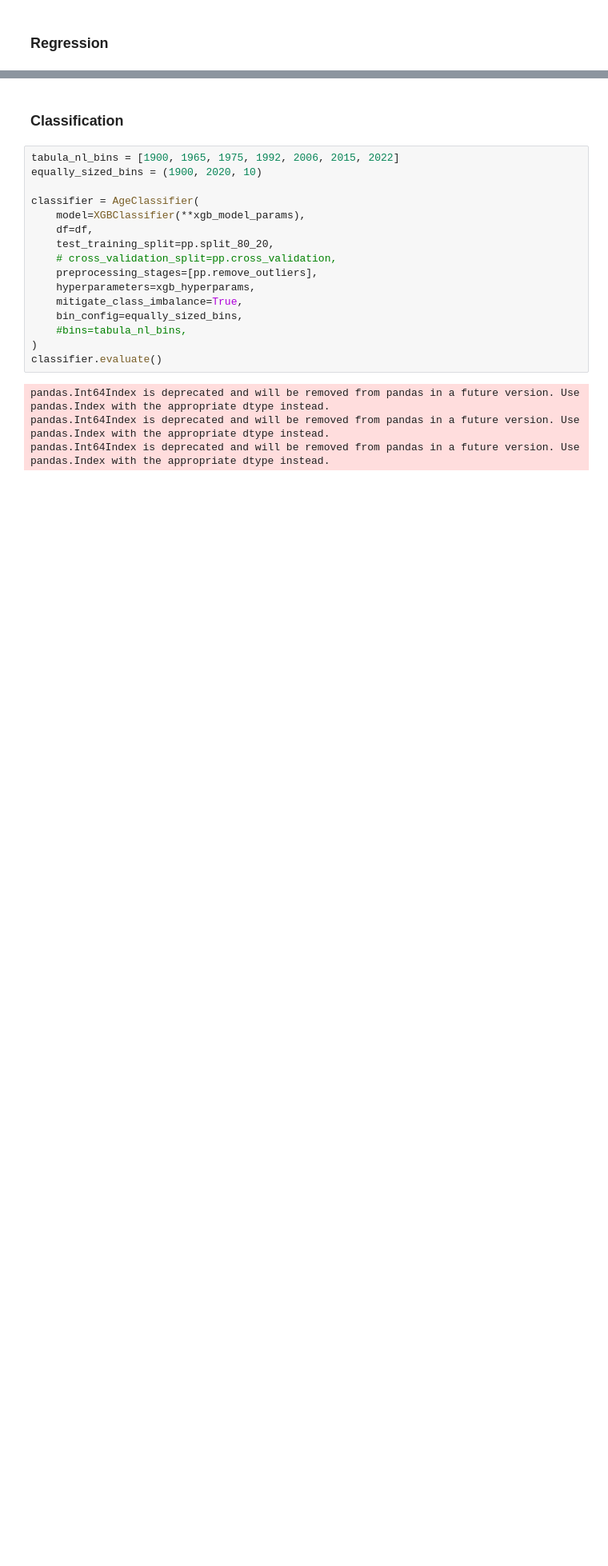
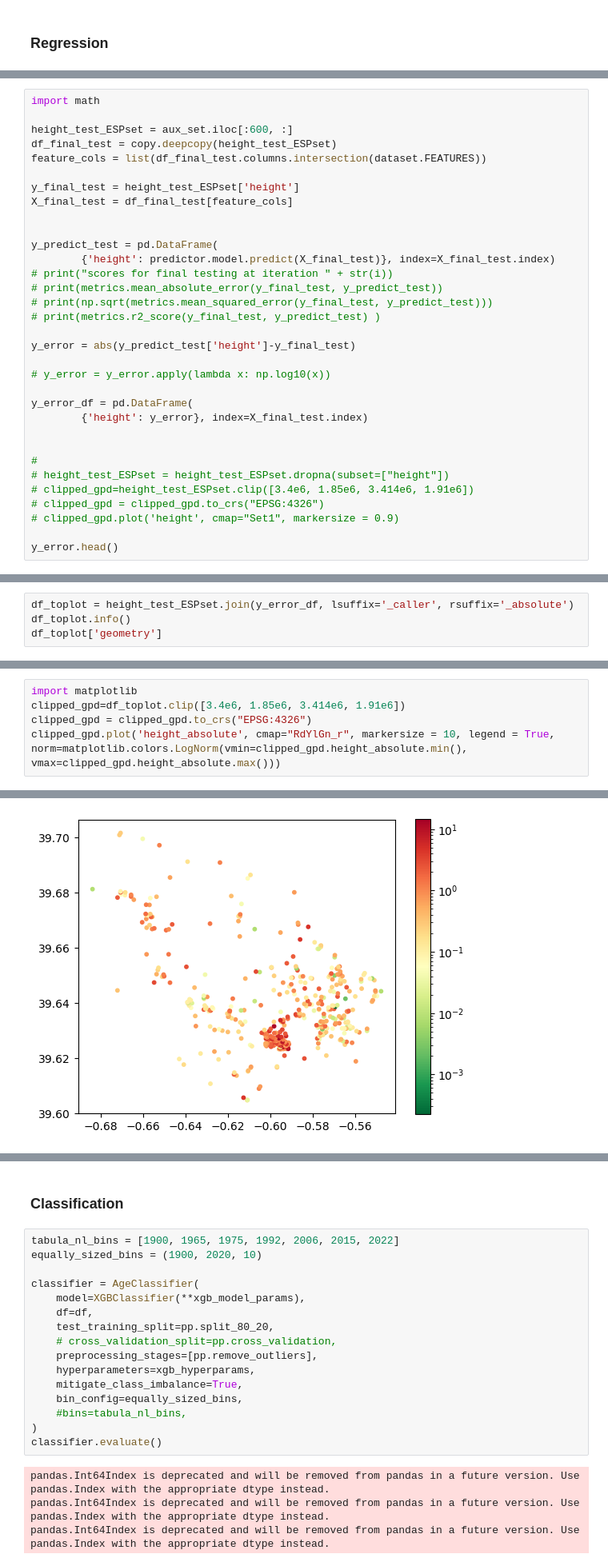
Before and after one commit to cofler/ufo-prediction, a Jupyter notebook: demo/demo.ipynb, the cells around one changed output, grey strips where cells are left out. Shown at 80% size. Drawn from its saved outputs; the diff is of its cells as text; blank space fills up the shorter version.

```diff
--- a/demo/demo.ipynb
+++ b/demo/demo.ipynb
@@ -197,0 +398,33 @@ MAPE: nan
+# %%
+import math
+
+height_test_ESPset = aux_set.iloc[:600, :]
+df_final_test = copy.deepcopy(height_test_ESPset)
+feature_cols = list(df_final_test.columns.intersection(dataset.FEATURES))
+
+y_final_test = height_test_ESPset['height']
+X_final_test = df_final_test[feature_cols]
+
+
+y_predict_test = pd.DataFrame(
+        {'height': predictor.model.predict(X_final_test)}, index=X_final_test.index)
+# print("scores for final testing at iteration " + str(i))
+# print(metrics.mean_absolute_error(y_final_test, y_predict_test))
+# print(np.sqrt(metrics.mean_squared_error(y_final_test, y_predict_test)))
+# print(metrics.r2_score(y_final_test, y_predict_test) )
+
+y_error = abs(y_predict_test['height']-y_final_test)
+
+# y_error = y_error.apply(lambda x: np.log10(x))
+
+y_error_df = pd.DataFrame(
+        {'height': y_error}, index=X_final_test.index)
+
+
+#
+# height_test_ESPset = height_test_ESPset.dropna(subset=["height"])
+# clipped_gpd=height_test_ESPset.clip([3.4e6, 1.85e6, 3.414e6, 1.91e6])
+# clipped_gpd = clipped_gpd.to_crs("EPSG:4326")
+# clipped_gpd.plot('height', cmap="Set1", markersize = 0.9)
+
+y_error.head()
@@ -197,0 +439,4 @@ MAPE: nan
+# %%
+df_toplot = height_test_ESPset.join(y_error_df, lsuffix='_caller', rsuffix='_absolute')
+df_toplot.info()
+df_toplot['geometry']
@@ -197,0 +461,6 @@ MAPE: nan
+# %%
+import matplotlib
+clipped_gpd=df_toplot.clip([3.4e6, 1.85e6, 3.414e6, 1.91e6])
+clipped_gpd = clipped_gpd.to_crs("EPSG:4326")
+clipped_gpd.plot('height_absolute', cmap="RdYlGn_r", markersize = 10, legend = True, norm=matplotlib.colors.LogNorm(vmin=clipped_gpd.height_absolute.min(), vmax=clipped_gpd.height_absolute.max()))
+# %% [output]
@@ -197,0 +468 @@ MAPE: nan
+[figure, added]
```
Also changed, not shown: parts of 17 cells of this notebook.
